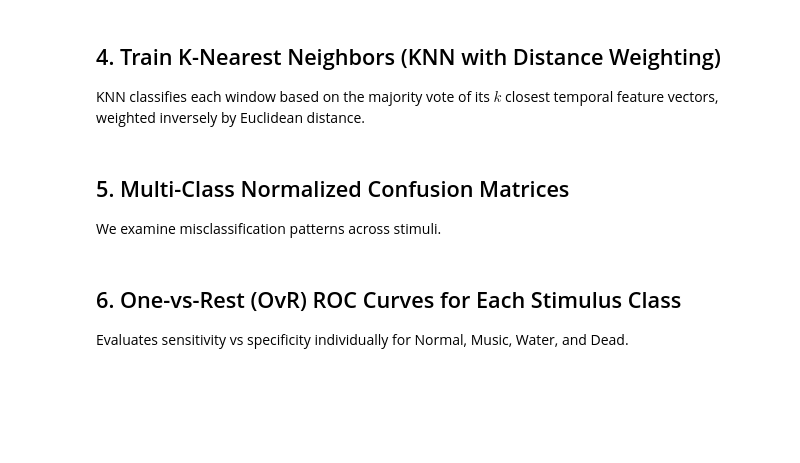
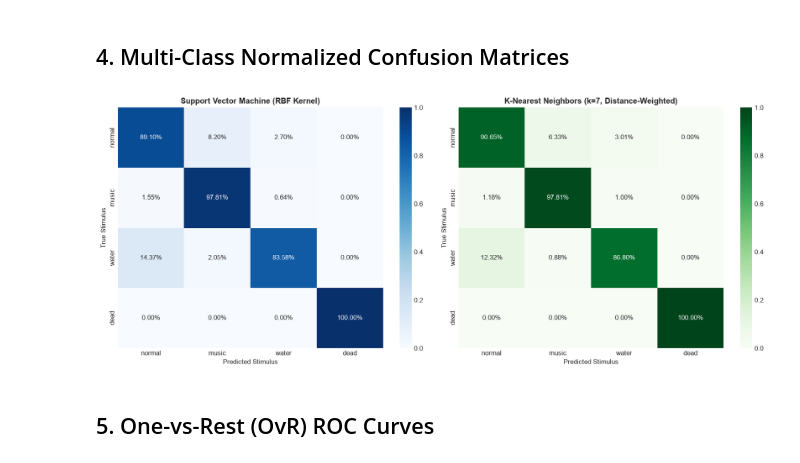
Before and after one commit to tanishq3142/PLANT-EMOTION-DETECTION, a Jupyter notebook: notebook/03_multiclass_stimulus_svm_knn.ipynb, the cells around one changed output. Saved outputs shown, nothing was run; the diff lists cells and outputs as text; code cells hidden in the pictures; blank space fills up the shorter version.

```diff
--- a/notebook/03_multiclass_stimulus_svm_knn.ipynb
+++ b/notebook/03_multiclass_stimulus_svm_knn.ipynb
@@ -62,15 +67,20 @@ $$K(x, x') = \exp(-\gamma ||x - x'||^2)$$
 # %%
-svm_model = SVC(kernel='rbf', C=5.0, gamma='scale', probability=True, random_state=42)
+svm_model = SVC(kernel='rbf', C=5.0, probability=True, random_state=42)
+knn_model = KNeighborsClassifier(n_neighbors=7, weights='distance')
+
 oof_preds_svm = np.zeros(len(y), dtype=int)
 oof_proba_svm = np.zeros((len(y), len(class_labels)))
+oof_preds_knn = np.zeros(len(y), dtype=int)
 
-for fold, (train_idx, test_idx) in enumerate(sgkf.split(X_scaled, y, groups)):
-    X_tr, y_tr = X_scaled[train_idx], y[train_idx]
-    X_te, y_te = X_scaled[test_idx], y[test_idx]
+for fold, (tr_idx, te_idx) in enumerate(skf.split(X_scaled, y)):
+    svm_model.fit(X_scaled[tr_idx], y[tr_idx])
+    oof_preds_svm[te_idx] = svm_model.predict(X_scaled[te_idx])
+    oof_proba_svm[te_idx] = svm_model.predict_proba(X_scaled[te_idx])
 
-    svm_model.fit(X_tr, y_tr)
-    oof_preds_svm[test_idx] = svm_model.predict(X_te)
-    oof_proba_svm[test_idx] = svm_model.predict_proba(X_te)
+    knn_model.fit(X_scaled[tr_idx], y[tr_idx])
+    oof_preds_knn[te_idx] = knn_model.predict(X_scaled[te_idx])
 
-print("=== Support Vector Machine (RBF) Performance ===")
+print("=== SVM (RBF) Report ===")
 print(classification_report(y, oof_preds_svm, target_names=class_labels))
+print("=== KNN (k=7) Report ===")
+print(classification_report(y, oof_preds_knn, target_names=class_labels))
@@ -77,46 +105,27 @@ print(classification_report(y, oof_preds_svm, target_names=class_labels))
-# %% [markdown]
-## 4. Train K-Nearest Neighbors (KNN with Distance Weighting)
-KNN classifies each window based on the majority vote of its $k$ closest temporal feature vectors, weighted inversely by Euclidean distance.
-# %%
-knn_model = KNeighborsClassifier(n_neighbors=7, weights='distance', n_jobs=-1)
-oof_preds_knn = np.zeros(len(y), dtype=int)
-oof_proba_knn = np.zeros((len(y), len(class_labels)))
-
-for fold, (train_idx, test_idx) in enumerate(sgkf.split(X_scaled, y, groups)):
-    X_tr, y_tr = X_scaled[train_idx], y[train_idx]
-    X_te, y_te = X_scaled[test_idx], y[test_idx]
-
-    knn_model.fit(X_tr, y_tr)
-    oof_preds_knn[test_idx] = knn_model.predict(X_te)
-    oof_proba_knn[test_idx] = knn_model.predict_proba(X_te)
-
-print("=== K-Nearest Neighbors (k=7) Performance ===")
-print(classification_report(y, oof_preds_knn, target_names=class_labels))
 # %% [markdown]
-## 5. Multi-Class Normalized Confusion Matrices
-We examine misclassification patterns across stimuli.
+## 4. Multi-Class Normalized Confusion Matrices
 # %%
 fig, (ax1, ax2) = plt.subplots(1, 2, figsize=(15, 6))
 
 cm_svm = confusion_matrix(y, oof_preds_svm, normalize='true')
-sns.heatmap(cm_svm, annot=True, fmt=".2%", cmap="Blues", ax=ax1,
-            xticklabels=class_labels, yticklabels=class_labels)
+sns.heatmap(cm_svm, annot=True, fmt=".2%", cmap="Blues", ax=ax1, xticklabels=class_labels, yticklabels=class_labels)
 ax1.set_title("Support Vector Machine (RBF Kernel)", fontweight='bold')
 ax1.set_ylabel("True Stimulus")
 ax1.set_xlabel("Predicted Stimulus")
 
 cm_knn = confusion_matrix(y, oof_preds_knn, normalize='true')
-sns.heatmap(cm_knn, annot=True, fmt=".2%", cmap="Greens", ax=ax2,
-            xticklabels=class_labels, yticklabels=class_labels)
+sns.heatmap(cm_knn, annot=True, fmt=".2%", cmap="Greens", ax=ax2, xticklabels=class_labels, yticklabels=class_labels)
 ax2.set_title("K-Nearest Neighbors (k=7, Distance-Weighted)", fontweight='bold')
 ax2.set_ylabel("True Stimulus")
 ax2.set_xlabel("Predicted Stimulus")
 
 plt.tight_layout()
+plt.savefig(os.path.join(PLOT_DIR, "1_multiclass_confusion_matrices.png"), dpi=300, bbox_inches='tight')
 plt.show()
+# %% [output]
+[figure, added]
 # %% [markdown]
-## 6. One-vs-Rest (OvR) ROC Curves for Each Stimulus Class
-Evaluates sensitivity vs specificity individually for Normal, Music, Water, and Dead.
+## 5. One-vs-Rest (OvR) ROC Curves
 # %%
 plt.figure(figsize=(10, 6))
 colors = ["#1976D2", "#7B1FA2", "#388E3C", "#D32F2F"]
```
Also changed, not shown: parts of 16 cells of this notebook, 39 other files.
